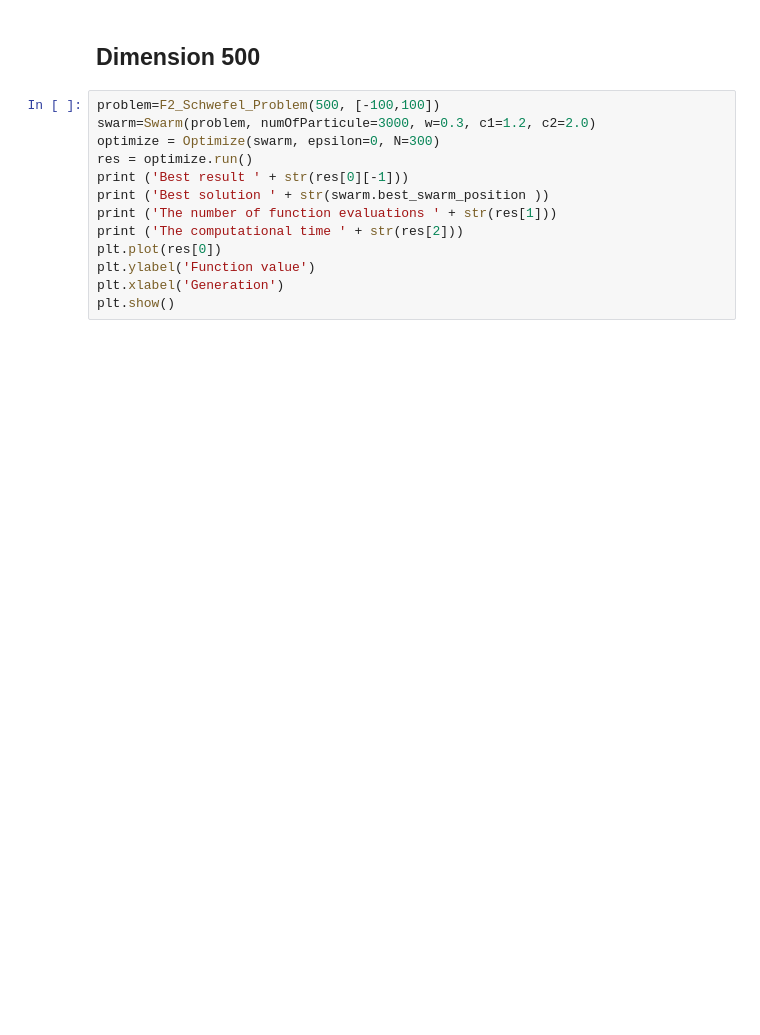
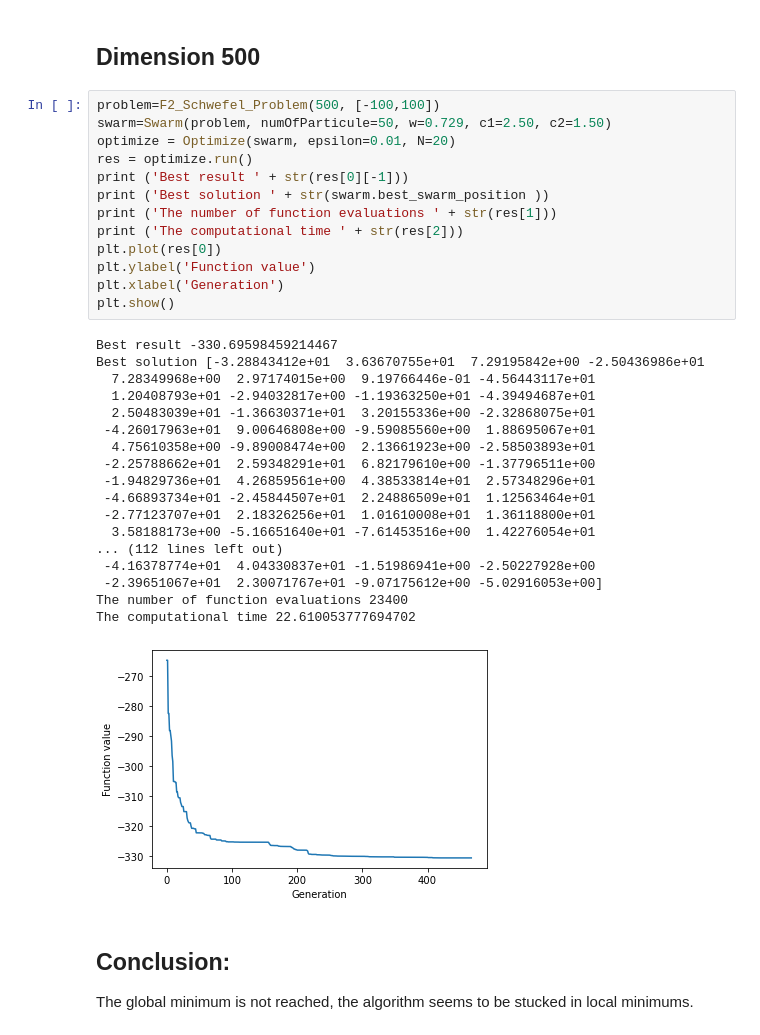
Before and after one commit to FabriceCamilleri/Metaheuristics, a Jupyter notebook: Shifted Schwefel’s Problem/F2 Schwefel’s Problem.ipynb, the cells around one changed output. Cells and saved outputs as stored; diff of their text form; blank space fills up the shorter version.

```diff
--- a/Shifted Schwefel’s Problem/F2 Schwefel’s Problem.ipynb
+++ b/Shifted Schwefel’s Problem/F2 Schwefel’s Problem.ipynb
@@ -83,14 +102,37 @@ The number of function evaluations 0
 ## Dimension 500
 # %%
 problem=F2_Schwefel_Problem(500, [-100,100])
-swarm=Swarm(problem, numOfParticule=3000, w=0.3, c1=1.2, c2=2.0)
-optimize = Optimize(swarm, epsilon=0, N=300)
+swarm=Swarm(problem, numOfParticule=50, w=0.729, c1=2.50, c2=1.50)
+optimize = Optimize(swarm, epsilon=0.01, N=20)
 res = optimize.run()
 print ('Best result ' + str(res[0][-1]))
 print ('Best solution ' + str(swarm.best_swarm_position ))
 print ('The number of function evaluations ' + str(res[1]))
 print ('The computational time ' + str(res[2]))
 plt.plot(res[0])
 plt.ylabel('Function value')
 plt.xlabel('Generation')
 plt.show()
+# %% [output]
+Best result -330.69598459214467
+Best solution [-3.28843412e+01  3.63670755e+01  7.29195842e+00 -2.50436986e+01
+  7.28349968e+00  2.97174015e+00  9.19766446e-01 -4.56443117e+01
+  1.20408793e+01 -2.94032817e+00 -1.19363250e+01 -4.39494687e+01
+  2.50483039e+01 -1.36630371e+01  3.20155336e+00 -2.32868075e+01
+ -4.26017963e+01  9.00646808e+00 -9.59085560e+00  1.88695067e+01
+  4.75610358e+00 -9.89008474e+00  2.13661923e+00 -2.58503893e+01
+ -2.25788662e+01  2.59348291e+01  6.82179610e+00 -1.37796511e+00
+ -1.94829736e+01  4.26859561e+00  4.38533814e+01  2.57348296e+01
+ -4.66893734e+01 -2.45844507e+01  2.24886509e+01  1.12563464e+01
+ -2.77123707e+01  2.18326256e+01  1.01610008e+01  1.36118800e+01
+  3.58188173e+00 -5.16651640e+01 -7.61453516e+00  1.42276054e+01
+... (112 lines left out)
+ -4.16378774e+01  4.04330837e+01 -1.51986941e+00 -2.50227928e+00
+ -2.39651067e+01  2.30071767e+01 -9.07175612e+00 -5.02916053e+00]
+The number of function evaluations 23400
+The computational time 22.610053777694702
+[figure, added]
+# %% [markdown]
+## Conclusion:
+
+The global minimum is not reached, the algorithm seems to be stucked in local minimums.
```
Also changed, not shown: parts of 3 cells of this notebook, 10 other files.
